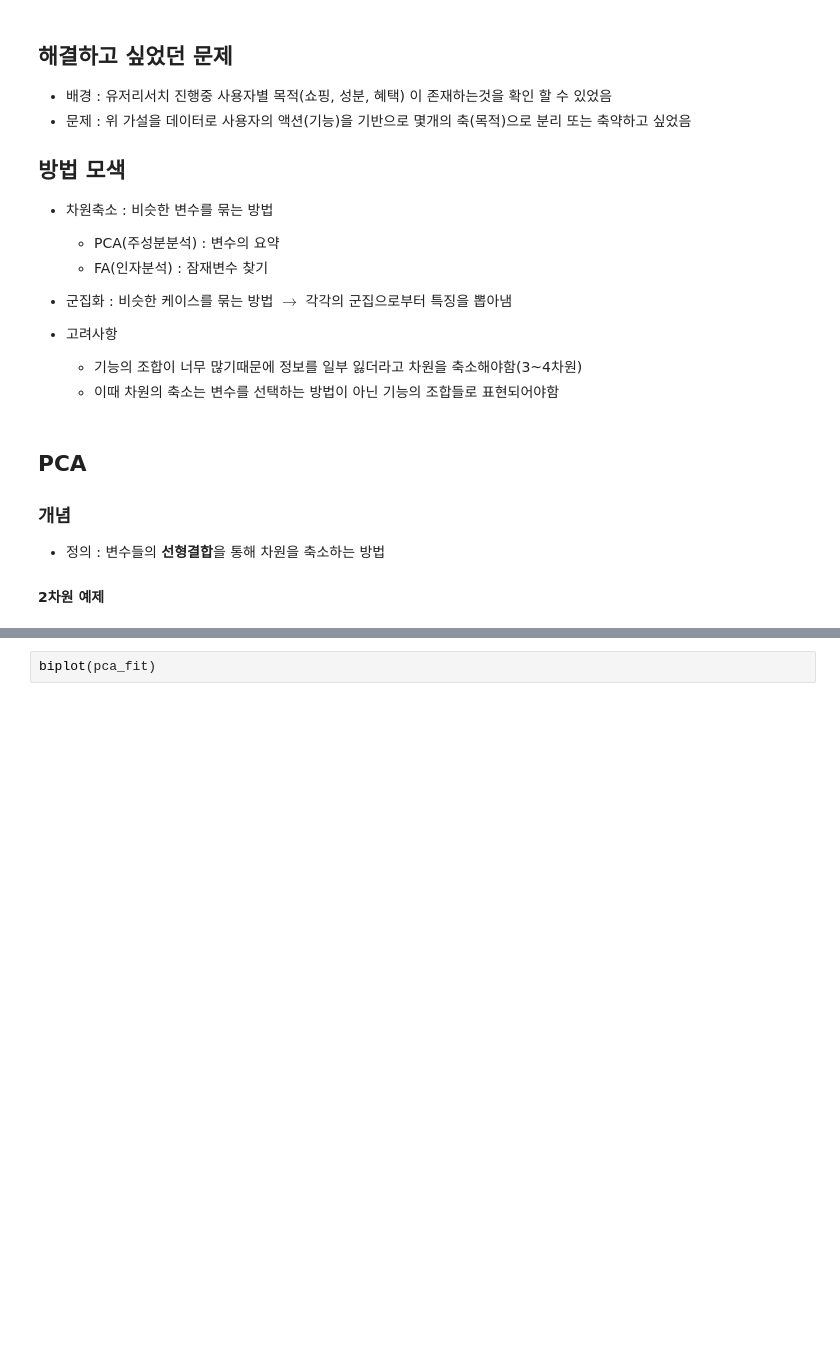
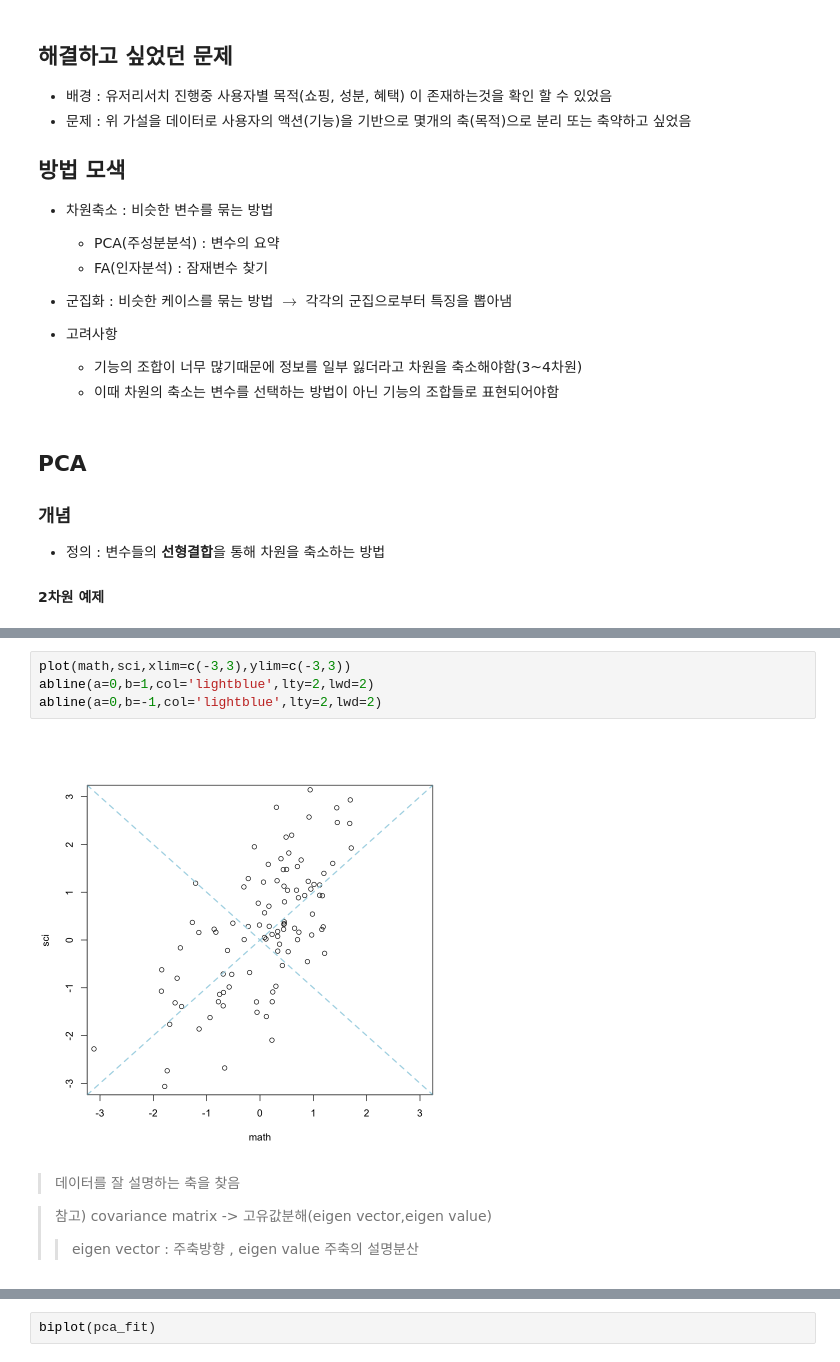
Before and after one commit to Yimdh/progress, a Jupyter notebook: stat/PCA/PCA.ipynb, the cells around one changed output, grey strips where cells are left out. Drawn from its saved outputs; the diff is of its cells as text; blank space fills up the shorter version.

```diff
--- a/stat/PCA/PCA.ipynb
+++ b/stat/PCA/PCA.ipynb
@@ -31 +31,13 @@ plot(math,sci,xlim=c(-3,3),ylim=c(-3,3))
+# %%
+plot(math,sci,xlim=c(-3,3),ylim=c(-3,3))
+abline(a=0,b=1,col='lightblue',lty=2,lwd=2)
+abline(a=0,b=-1,col='lightblue',lty=2,lwd=2)
+# %% [output]
+[figure, added]
+# %% [markdown]
+> 데이터를 잘 설명하는 축을 찾음
+
+
+> 참고) covariance matrix -> 고유값분해(eigen vector,eigen value)
+>> eigen vector : 주축방향 , eigen value 주축의 설명분산
 # %%
```
Also changed, not shown: parts of 6 cells of this notebook.
